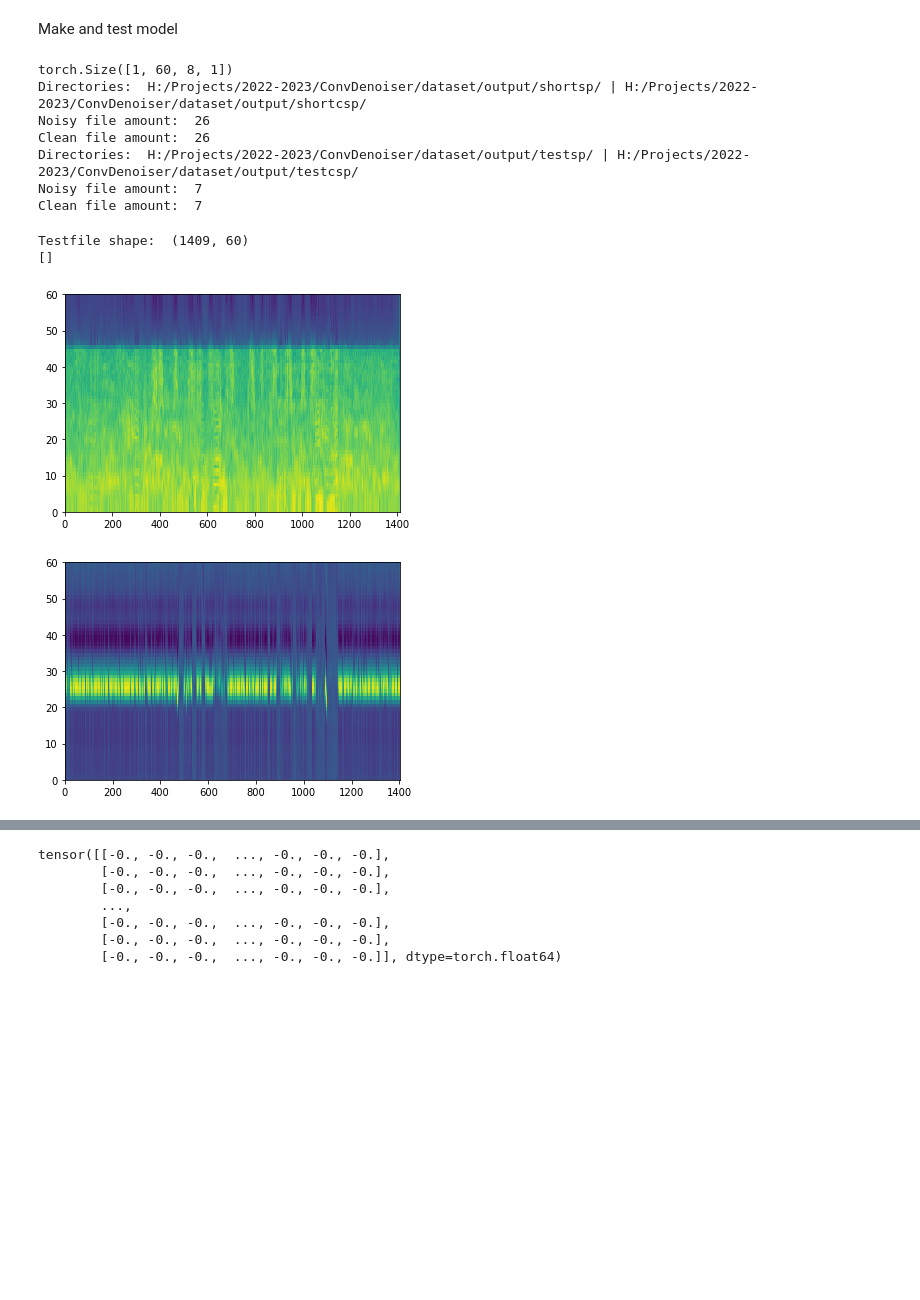
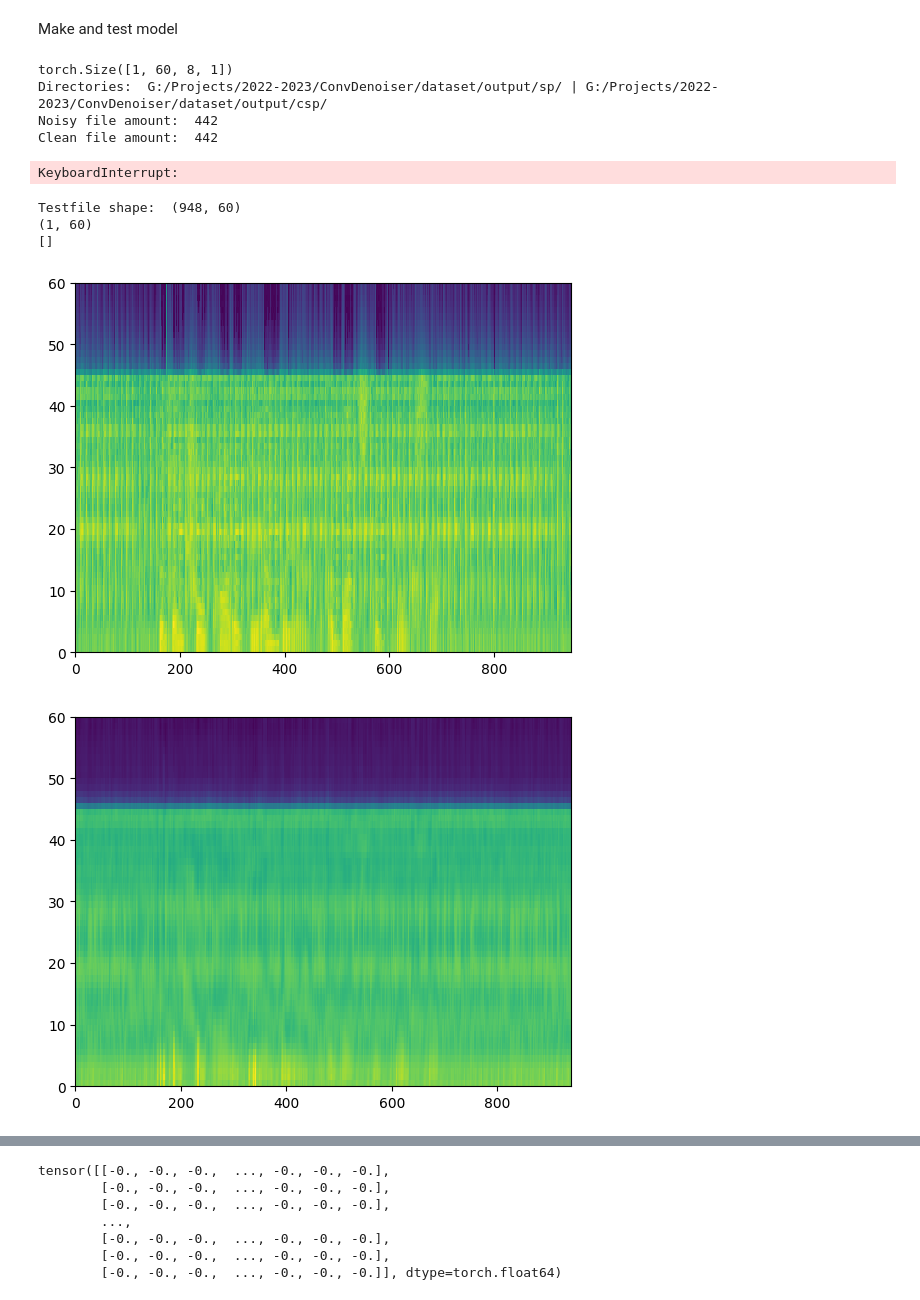
Before and after one commit to WouterBesse/ConvDenoiser, a Jupyter notebook: playground.ipynb, the cells around one changed output, grey strips where cells are left out. Saved outputs shown, nothing was run; the diff lists cells and outputs as text; code cells hidden in the pictures; blank space fills up the shorter version.

```diff
--- a/playground.ipynb
+++ b/playground.ipynb
@@ -52,9 +87,9 @@ from torch.utils.data import DataLoader
 
 learning_rate = 1e-3
 batch_size = 64
-epochs = 5
+epochs = 50
 loss_fn = torch.nn.MSELoss()
-device="cpu"
+device='cuda'
 input = torch.zeros(60, 8)
 input = input.unsqueeze(2)
 input = input.unsqueeze(0)
@@ -62,10 +97,10 @@ print(input.size())
 
 spdenoiser = SPDenoiser(60, 8, device)
 spdenoiser.to(device)
-spdataset = SPDataset("H:/Projects/2022-2023/ConvDenoiser/dataset/output/shortsp/", "H:/Projects/2022-2023/ConvDenoiser/dataset/output/shortcsp/")
-sptestdataset = SPDataset("H:/Projects/2022-2023/ConvDenoiser/dataset/output/testsp/", "H:/Projects/2022-2023/ConvDenoiser/dataset/output/testcsp/")
-spdataloader = DataLoader(spdataset, batch_size=64, shuffle=True)
-sptestdataloader = DataLoader(sptestdataset, batch_size=64, shuffle=True)
+spdataset = SPDataset("G:/Projects/2022-2023/ConvDenoiser/dataset/output/sp/", "G:/Projects/2022-2023/ConvDenoiser/dataset/output/csp/")
+# sptestdataset = SPDataset("H:/Projects/2022-2023/ConvDenoiser/dataset/output/testsp/", "H:/Projects/2022-2023/ConvDenoiser/dataset/output/testcsp/")
+spdataloader = DataLoader(spdataset, batch_size=256, shuffle=True)
+# sptestdataloader = DataLoader(sptestdataset, batch_size=64, shuffle=True)
 
 optimizer=torch.optim.Adam(spdenoiser.parameters(), lr=0.01)
 scheduler = torch.optim.lr_scheduler.ExponentialLR(optimizer, gamma=0.9)
@@ -87,7 +122,7 @@ for epoch in range(epochs):
             # print("Output: ", output.size())
             # print("Y train: ", y_train.size())
 
-            loss= loss_fn(output,y_train)
+            loss= loss_fn(output.to(device),y_train.to(device))
             lossy += loss
             optimizer.zero_grad()
             loss.backward()
@@ -117,9 +152,7 @@ for epoch in range(epochs):
 # print(input.size())
 # %% [output]
 torch.Size([1, 60, 8, 1])
-Directories:  H:/Projects/2022-2023/ConvDenoiser/dataset/output/shortsp/ | H:/Projects/2022-2023/ConvDenoiser/dataset/output/shortcsp/
-Noisy file amount:  26
-Clean file amount:  26
-Directories:  H:/Projects/2022-2023/ConvDenoiser/dataset/output/testsp/ | H:/Projects/2022-2023/ConvDenoiser/dataset/output/testcsp/
-Noisy file amount:  7
-Clean file amount:  7
+Directories:  G:/Projects/2022-2023/ConvDenoiser/dataset/output/sp/ | G:/Projects/2022-2023/ConvDenoiser/dataset/output/csp/
+Noisy file amount:  442
+Clean file amount:  442
+KeyboardInterrupt:
@@ -126,42 +161,63 @@ Clean file amount:  7
 # %%
 import matplotlib.pyplot as plt
 
-testfile = np.load("H:/Projects/2022-2023/ConvDenoiser/dataset/output/shortsp/common_voice_en_34919143.mp3_sp.npy").astype(np.float32)
+testfile = np.load("G:/Projects/2022-2023/ConvDenoiser/dataset/output2/sp/common_voice_en_34919211.mp3_sp.npy").astype(np.float32)
+realcleanfile = np.load("G:/Projects/2022-2023/ConvDenoiser/dataset/output2/csp/common_voice_en_34919211.mp3_sp.npy").astype(np.float32)
+apc = np.load("G:/Projects/2022-2023/ConvDenoiser/dataset/output2/cap2/common_voice_en_34919211.mp3_ap.npy")
+f0c = np.load("G:/Projects/2022-2023/ConvDenoiser/dataset/output2/f0c/common_voice_en_34919211.mp3_f0.npy")
+# spc = np.load("H:/Projects/2022-2023/ConvDenoiser/dataset/output2/f0c/common_voice_en_34919211.mp3_sp.npy")
 print('Testfile shape: ', np.shape(testfile))
-testfile = torch.nn.functional.normalize(torch.from_numpy(testfile))
-testfile = testfile.cpu().detach().numpy()
+# testfile = torch.nn.functional.normalize(torch.from_numpy(testfile))
+# testfile = testfile.cpu().detach().numpy()
+
+realcleanfile = torch.nn.functional.normalize(torch.from_numpy(realcleanfile))
+realcleanfile = realcleanfile.cpu().detach().numpy()
 testsamples = []
+
+cleansamples = []
 i = 0
 while i < len(testfile) - 8:
     testsamples.append(testfile[i:i+8])
+    cleansamples.append(realcleanfile[i:i+8])
     i += 1
 
+print(np.shape(cleansamples[0][-1:]))
 cleanfile = np.zeros((0,60))
+realclean = np.zeros((0,60))
 print(cleanfile)
+k = 0
 for sample in testsamples:
-    sample = torch.nn.functional.normalize(torch.from_numpy(sample).transpose(0,1).unsqueeze(0).unsqueeze(0))
+    sample = torch.from_numpy(sample).transpose(0,1).unsqueeze(0).unsqueeze(0)
     output = spdenoiser(sample)
     # print(output.size())
     output = output.squeeze(0).squeeze(0).transpose(0,1).cpu().detach().numpy()
+    realclean = np.concatenate((realclean, cleansamples[k][-1:]), axis=0)
     # print('Output size: ', np.shape(output))
     cleanfile = np.concatenate((cleanfile, output), axis=0)
     # print('Cleanfile shape: ', np.shape(cleanfile))
-
+    k += 1
 
 
 # newinput = torch.squeeze(noisy, dim=0)
 # print(newinput.size())
 
-plt.pcolormesh(np.rot90(testfile, 3))
+plt.pcolormesh(np.ndarray.transpose(testfile, (1,0)))
 plt.show()
 
-plt.pcolormesh(np.rot90(cleanfile, 3))
+plt.pcolormesh(np.ndarray.transpose(cleanfile, (1,0)))
+plt.show()
+
+plt.pcolormesh(np.ndarray.transpose(realclean, (1,0)))
+plt.show()
+
+plt.pcolormesh(np.ndarray.transpose(realcleanfile,(1,0)))
 plt.show()
 
 print(cleanfile)
 print(testfile)
 # %% [output]
-Testfile shape:  (1409, 60)
+Testfile shape:  (948, 60)
+(1, 60)
 []
-[figure, old version]
+[figure, new version]
-[figure, old version]
+[figure, new version]
```
Also changed, not shown: parts of 10 cells of this notebook.
